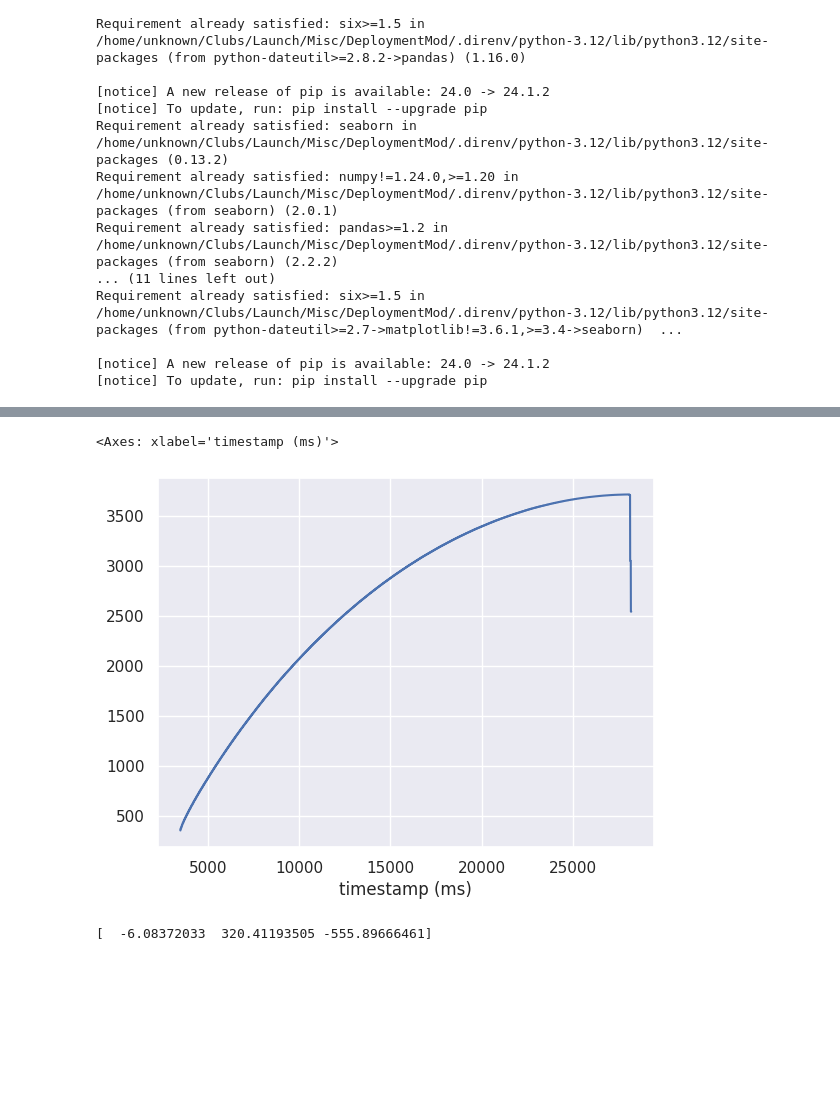
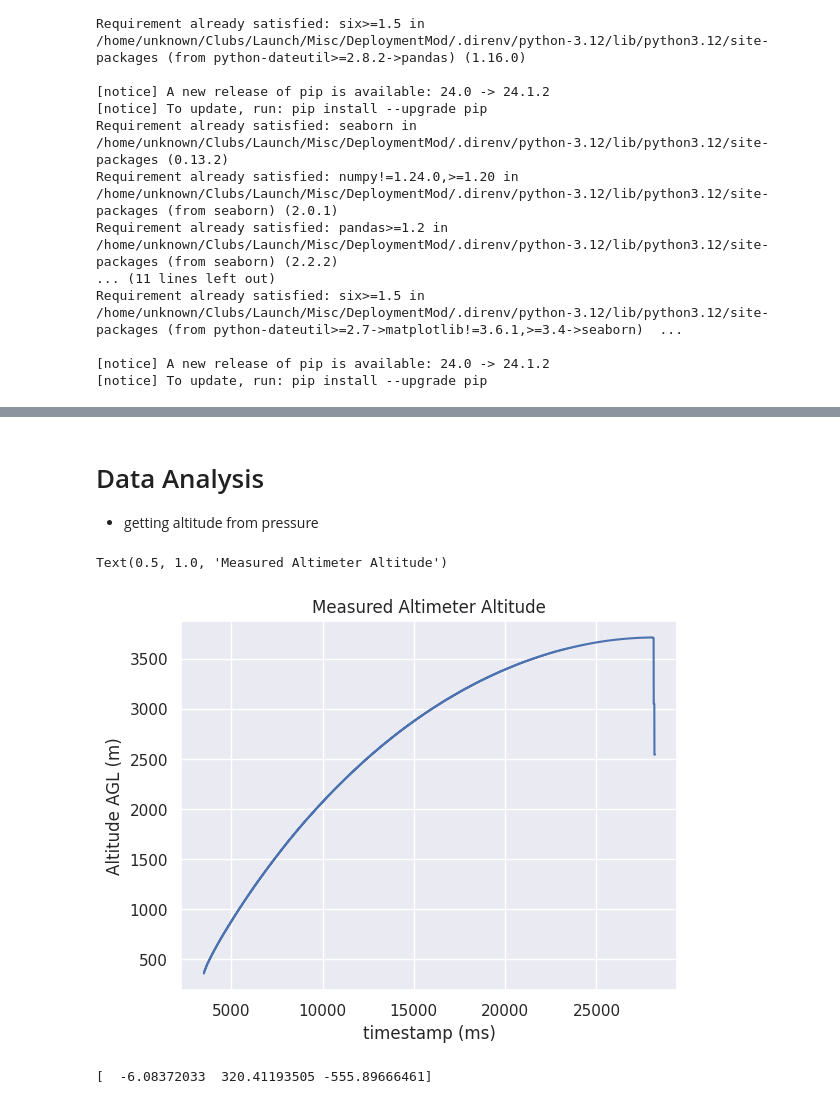
Before and after one commit to cowsed/DeploymentMod, a Jupyter notebook: Experiments/Fitting.ipynb, the cells around one changed output, grey strips where cells are left out. Drawn from its saved outputs; the diff is of its cells as text; code cells hidden in the pictures; blank space fills up the shorter version.

```diff
--- a/Experiments/Fitting.ipynb
+++ b/Experiments/Fitting.ipynb
@@ -37,6 +41,9 @@ def rrc3_pressure_conversion_function_ft(press_kpa):
 
 
 def ft_to_meters(ft): return ft * 0.3048
+# %% [markdown]
+# Data Analysis
+- getting altitude from pressure
 # %%
 boost_end = 3_500
 first_charge = 28_200
@@ -45,11 +52,13 @@ altim = df[['pressure (kPa)']].copy()
 # %%
 altim['alt_m_asl'] = altim['pressure (kPa)'].map(rrc3_pressure_conversion_function_ft).map(ft_to_meters)
 altim['alt_m_agl'] = altim['alt_m_asl'] - altim['alt_m_asl'].min()
-# %%
-altim.loc[boost_end:first_charge]['alt_m_agl'].plot()
-# %% [output]
-<Axes: xlabel='timestamp (ms)'>
-[figure, removed]
+# %%
+fig = altim.loc[boost_end:first_charge]['alt_m_agl'].plot()
+fig.set_ylabel("Altitude AGL (m)")
+fig.set_title("Measured Altimeter Altitude")
+# %% [output]
+Text(0.5, 1.0, 'Measured Altimeter Altitude')
+[figure, added]
 # %%
 nice_data = altim.loc[boost_end:first_charge].copy()
 nice_data.index = nice_data.index.to_series() / 1000.0
```
Also changed, not shown: parts of 3 cells of this notebook, 1 other file.
